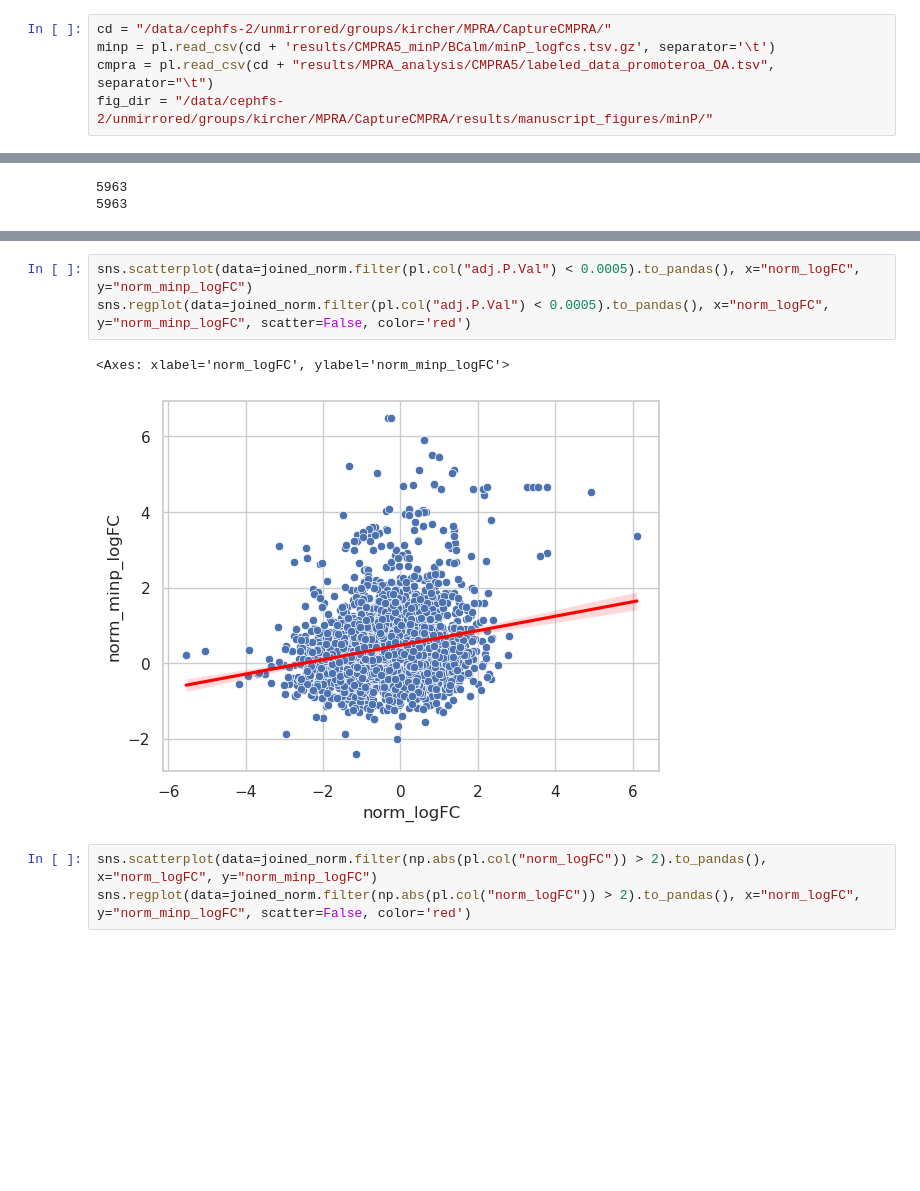
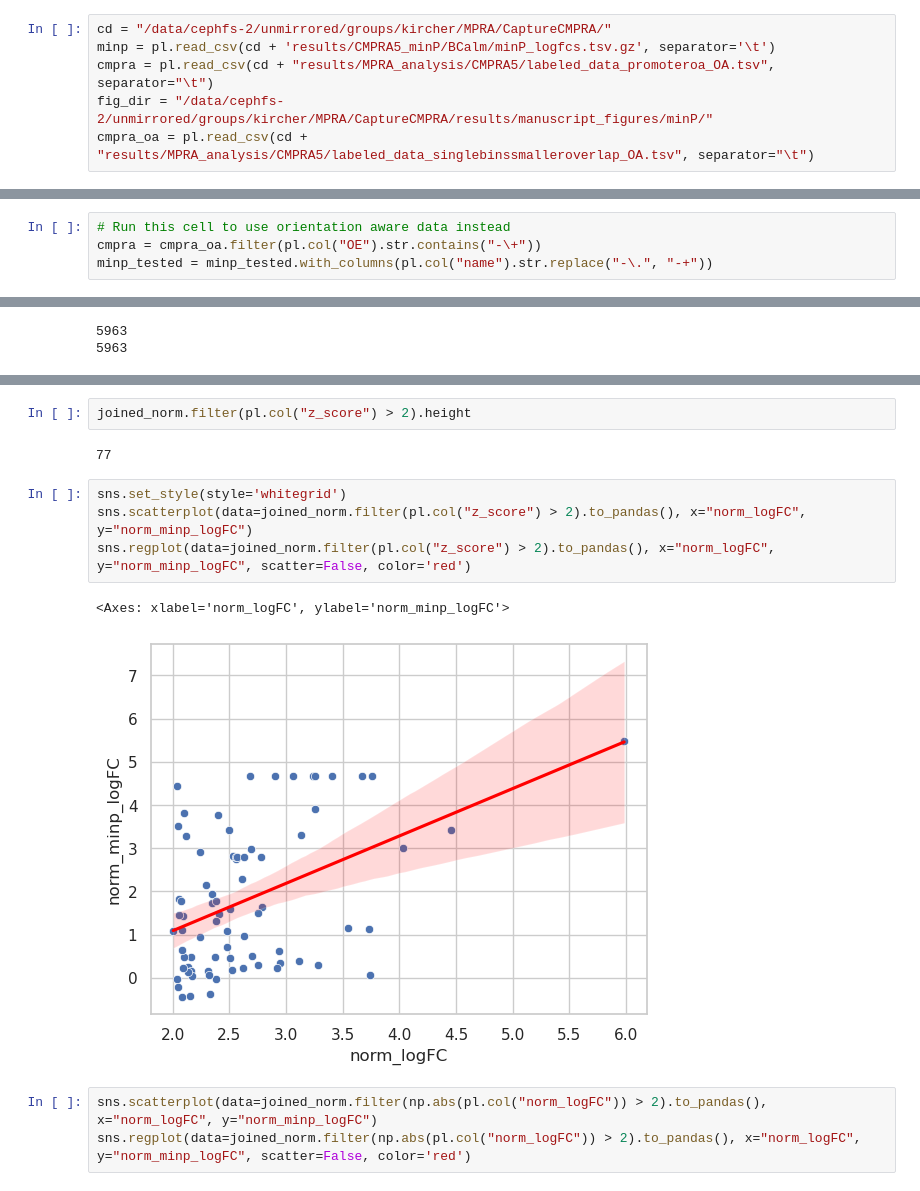
Before and after one commit to kircherlab/CMPRA_figures, a Jupyter notebook: minP_analysis.ipynb, the cells around one changed output, grey strips where cells are left out. Cells and saved outputs as stored; diff of their text form; blank space fills up the shorter version.

```diff
--- a/minP_analysis.ipynb
+++ b/minP_analysis.ipynb
@@ -25,6 +25,7 @@ cd = "/data/cephfs-2/unmirrored/groups/kircher/MPRA/CaptureCMPRA/"
 minp = pl.read_csv(cd + 'results/CMPRA5_minP/BCalm/minP_logfcs.tsv.gz', separator='\t')
 cmpra = pl.read_csv(cd + "results/MPRA_analysis/CMPRA5/labeled_data_promoteroa_OA.tsv", separator="\t")
 fig_dir = "/data/cephfs-2/unmirrored/groups/kircher/MPRA/CaptureCMPRA/results/manuscript_figures/minP/"
+cmpra_oa = pl.read_csv(cd + "results/MPRA_analysis/CMPRA5/labeled_data_singlebinssmalleroverlap_OA.tsv", separator="\t")
 # %%
 minp_tested = minp.filter(pl.col("label") == "test").with_columns(pl.col("oligo_name").str.replace(":", "-")).select(
 	minp_logFC = pl.col("logFC"),
@@ -32,6 +33,10 @@ minp_tested = minp.filter(pl.col("label") == "test").with_columns(pl.col("oligo_
 	name = pl.col("oligo_name")
 )
 minp_tested = minp_tested.with_columns(name = pl.col("name").add("-."))
+# %%
+# Run this cell to use orientation aware data instead
+cmpra = cmpra_oa.filter(pl.col("OE").str.contains("-\+"))
+minp_tested = minp_tested.with_columns(pl.col("name").str.replace("-\.", "-+"))
 # %%
 minp.group_by("label").count()
 # %% [output]
@@ -417,9 +416,14 @@ sns.regplot(data=joined_norm.to_pandas(), x="norm_logFC", y="norm_minp_logFC", s
+# %%
+joined_norm.filter(pl.col("z_score") > 2).height
+# %% [output]
+77
 # %%
-sns.scatterplot(data=joined_norm.filter(pl.col("adj.P.Val") < 0.0005).to_pandas(), x="norm_logFC", y="norm_minp_logFC")
-sns.regplot(data=joined_norm.filter(pl.col("adj.P.Val") < 0.0005).to_pandas(), x="norm_logFC", y="norm_minp_logFC", scatter=False, color='red')
+sns.set_style(style='whitegrid')
+sns.scatterplot(data=joined_norm.filter(pl.col("z_score") > 2).to_pandas(), x="norm_logFC", y="norm_minp_logFC")
+sns.regplot(data=joined_norm.filter(pl.col("z_score") > 2).to_pandas(), x="norm_logFC", y="norm_minp_logFC", scatter=False, color='red')
 # %% [output]
 <Axes: xlabel='norm_logFC', ylabel='norm_minp_logFC'>
-[figure, old version]
+[figure, new version]
 # %%
 sns.scatterplot(data=joined_norm.filter(np.abs(pl.col("norm_logFC")) > 2).to_pandas(), x="norm_logFC", y="norm_minp_logFC")
 sns.regplot(data=joined_norm.filter(np.abs(pl.col("norm_logFC")) > 2).to_pandas(), x="norm_logFC", y="norm_minp_logFC", scatter=False, color='red')
```
Also changed, not shown: parts of 9 cells of this notebook, 1 other file.
